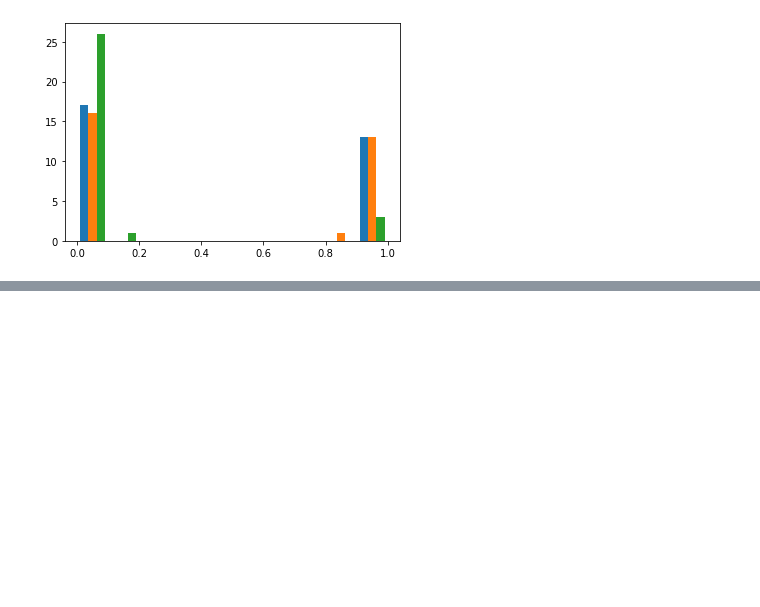
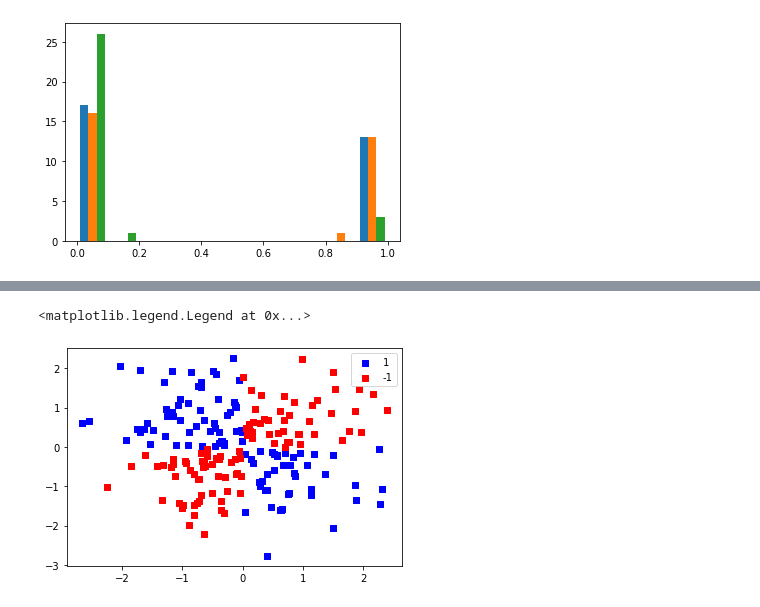
Before and after one commit to armunoz/ml_review, a Jupyter notebook: python_ml/classifiers.ipynb, the cells around one changed output, grey strips where cells are left out. Drawn from its saved outputs; the diff is of its cells as text; code cells hidden in the pictures; blank space fills up the shorter version.

```diff
--- a/python_ml/classifiers.ipynb
+++ b/python_ml/classifiers.ipynb
@@ -98,0 +114,13 @@ plt.hist(probs)
+# %%
+# look at a kernel svm on an explicitly nonlinear dataset
+# make another data set modeled on xor gates
+np.random.seed(0)
+X_xor = np.random.randn(200,2)
+y_xor = np.logical_xor(X_xor[:,0]>0,X_xor[:,1]>0)
+y_xor = np.where(y_xor,1,-1)
+plt.scatter(X_xor[y_xor==1,0],X_xor[y_xor==1,1],c='b',marker='s',label='1')
+plt.scatter(X_xor[y_xor==-1,0],X_xor[y_xor==-1,1],c='r',marker='s',label='-1')
+plt.legend()
+# %% [output]
+<matplotlib.legend.Legend at 0x...>
+[figure, added]
```
Also changed, not shown: parts of 6 cells of this notebook.
